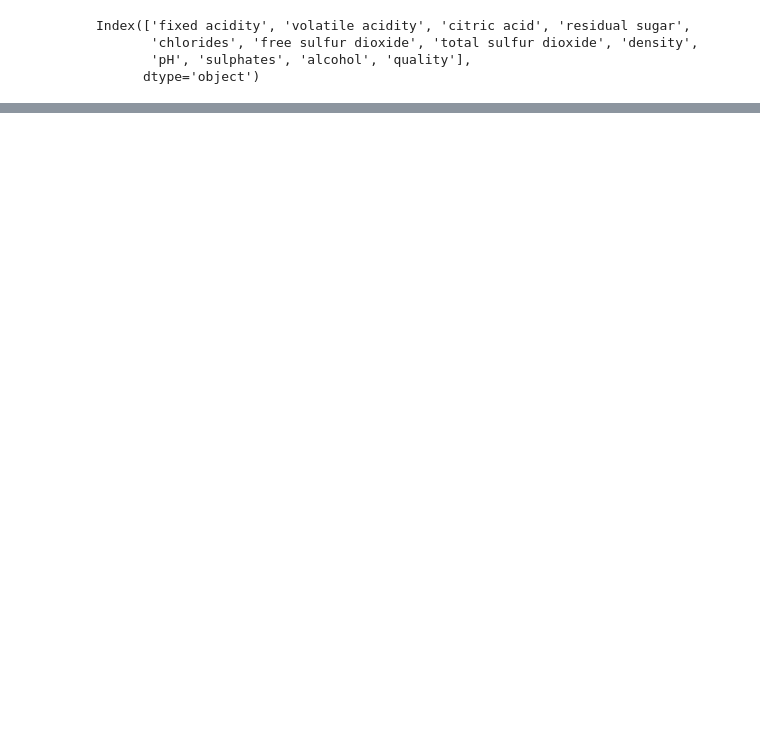
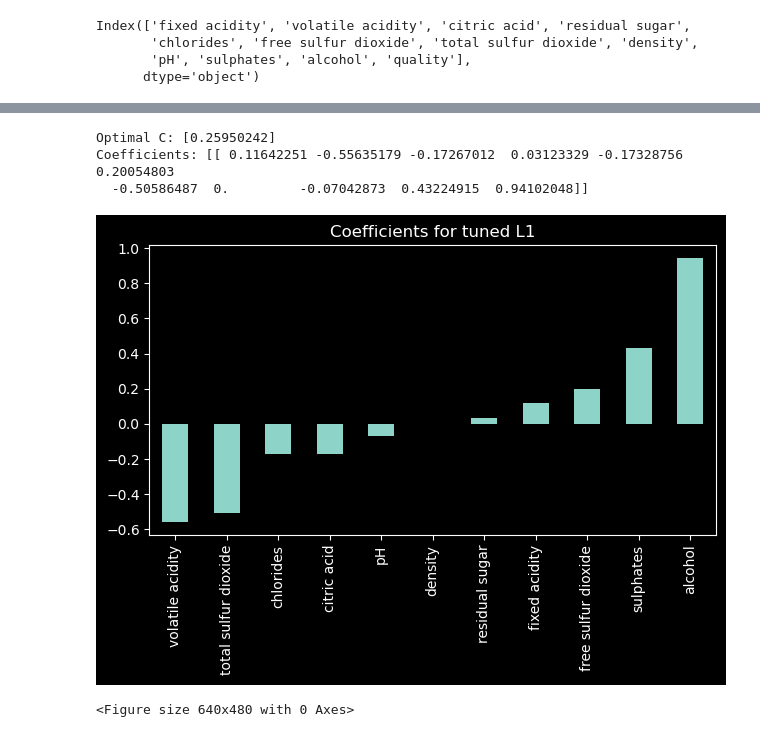
Before and after one commit to awkwardarm/Codecademy-Projects, a Jupyter notebook: Predict Wine Quality with Regularization/Predict Wine Quality with Regularization.ipynb, the cells around one changed output, grey strips where cells are left out. Cells and saved outputs as stored; diff of their text form; code cells hidden in the pictures; blank space fills up the shorter version.

```diff
--- a/Predict Wine Quality with Regularization/Predict Wine Quality with Regularization.ipynb
+++ b/Predict Wine Quality with Regularization/Predict Wine Quality with Regularization.ipynb
@@ -51,3 +193,11 @@ from sklearn.model_selection import GridSearchCV
 # %%
 ## 14. Implement L1 hyperparameter tuning with LogisticRegressionCV
 from sklearn.linear_model import LogisticRegressionCV
+
+clf_l1 = LogisticRegressionCV(Cs = np.logspace(-2,2, 100),
+                              penalty='l1',
+                              scoring='f1',
+                              cv = 5,
+                              solver='liblinear')
+
+clf_l1.fit(X,y)
@@ -54,2 +217,9 @@ from sklearn.linear_model import LogisticRegressionCV
 # %%
 ## 15. Optimal C value and corresponding coefficients
+
+print('Optimal C:', clf_l1.C_)
+print('Coefficients:', clf_l1.coef_)
+# %% [output]
+Optimal C: [0.25950242]
+Coefficients: [[ 0.11642251 -0.55635179 -0.17267012  0.03123329 -0.17328756  0.20054803
+  -0.50586487  0.         -0.07042873  0.43224915  0.94102048]]
@@ -57,0 +226,13 @@ from sklearn.linear_model import LogisticRegressionCV
+# %%
+## 16. Plotting the tuned L1 coefficients
+coefficients = clf_l1.coef_.ravel()
+coef = pd.Series(coefficients,predictors).sort_values()
+
+#plt.figure(figsize = (12,8))
+coef.plot(kind='bar', title = 'Coefficients for tuned L1')
+plt.tight_layout()
+plt.show()
+plt.clf()
+# %% [output]
+[figure, added]
+<Figure size 640x480 with 0 Axes>
```
Also changed, not shown: parts of 23 cells of this notebook.
